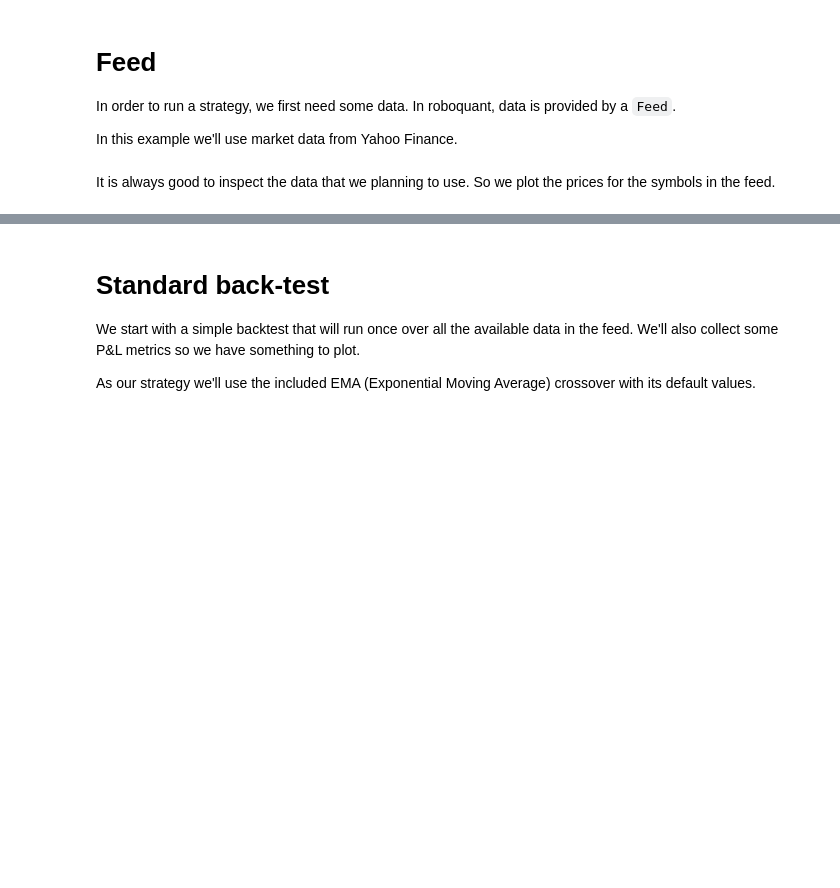
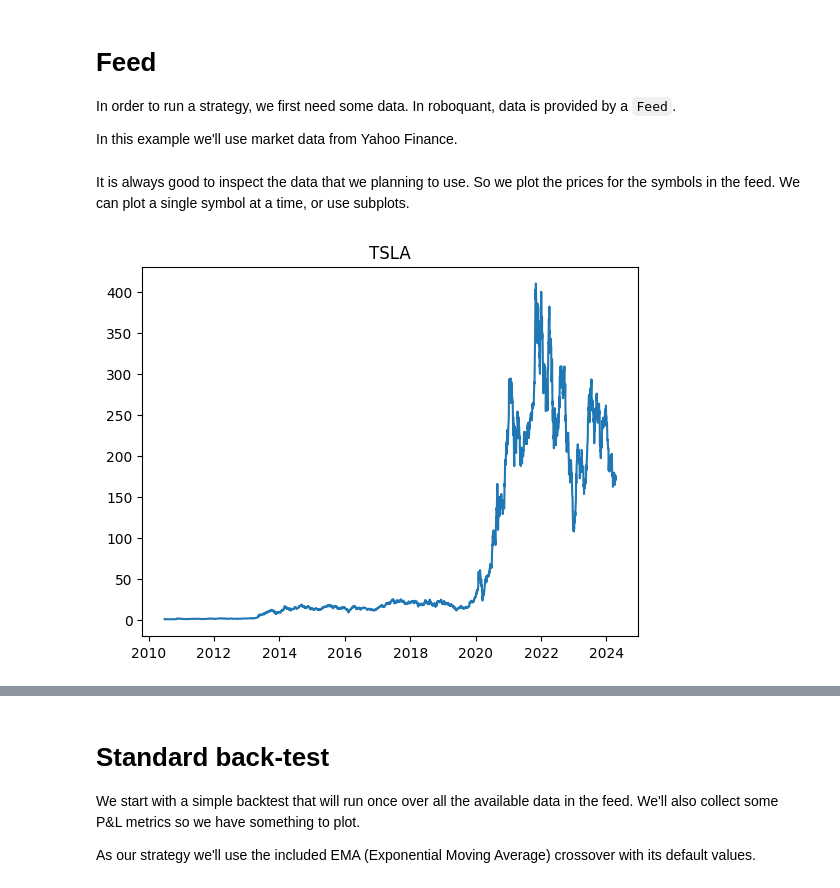
Before and after one commit to neurallayer/roboquant-notebooks, a Jupyter notebook: intro_roboquant.ipynb, the cells around one changed output, grey strips where cells are left out. Drawn from its saved outputs; the diff is of its cells as text; code cells hidden in the pictures; blank space fills up the shorter version.

```diff
--- a/intro_roboquant.ipynb
+++ b/intro_roboquant.ipynb
@@ -13,6 +13,11 @@ In this example we'll use market data from Yahoo Finance.
 feed = rq.feeds.YahooFeed("TSLA", "AAPL", "F", "JPM", start_date="2010-01-01")
 # %% [markdown]
 It is always good to inspect the data that we planning to use. So we plot the prices for the symbols in the feed.
+We can plot a single symbol at a time, or use subplots.
+# %%
+feed.plot(plt, "TSLA")
+# %% [output]
+[figure, added]
 # %%
 _, axs = plt.subplots(2,2, figsize=(12, 8))
 
```
Also changed, not shown: parts of 7 cells of this notebook, 1 other file.
